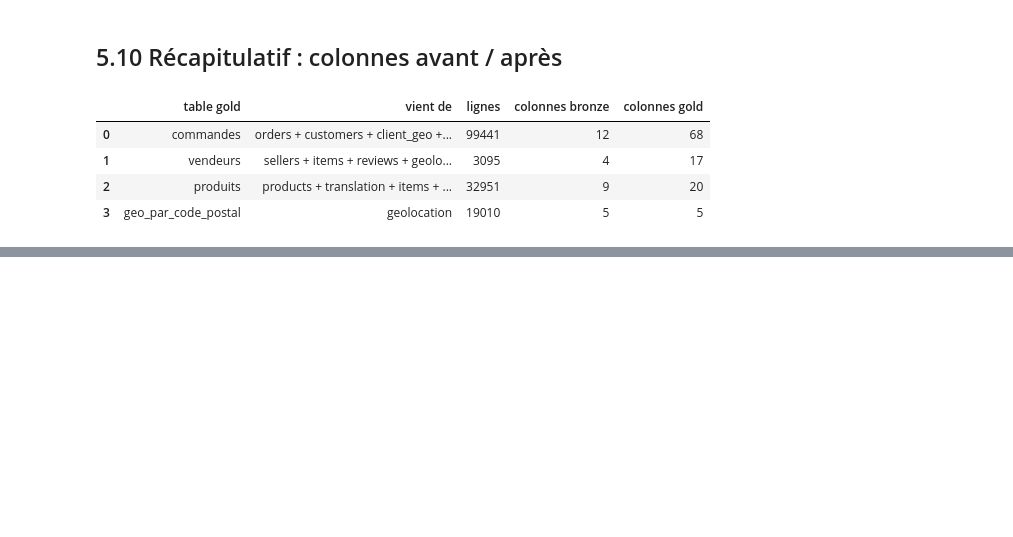
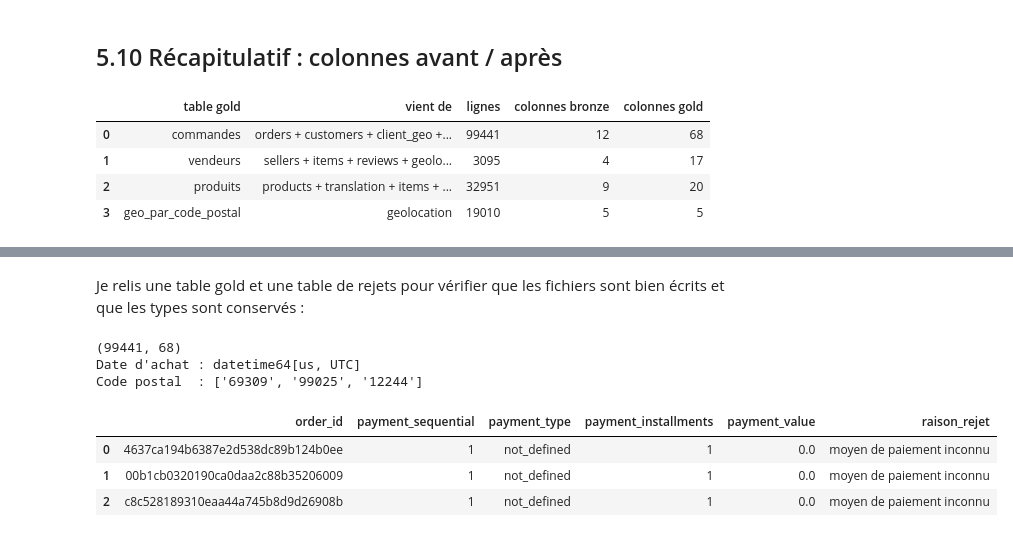
Before and after one commit to RaphaelDM/DataCoreStreaming, a Jupyter notebook: notebooks/01_exploration.ipynb, the cells around one changed output, grey strips where cells are left out. Drawn from its saved outputs; the diff is of its cells as text; code cells hidden in the pictures; blank space fills up the shorter version.

```diff
--- a/notebooks/01_exploration.ipynb
+++ b/notebooks/01_exploration.ipynb
@@ -759,0 +807,17 @@ pd.DataFrame([
+# %% [markdown]
+Je relis une table gold et une table de rejets pour vérifier que les fichiers sont bien écrits et que les types sont conservés :
+# %%
+commandes_gold = pd.read_parquet(pipeline.GOLD / "commandes.parquet")
+print(commandes_gold.shape)
+print("Date d'achat :", commandes_gold.order_purchase_timestamp.dtype)
+print("Code postal  :", commandes_gold.customer_zip_code_prefix.iloc[:3].tolist())
+
+pd.read_parquet(pipeline.SILVER / "rejets" / "rejets_paiements.parquet")
+# %% [output]
+(99441, 68)
+Date d'achat : datetime64[us, UTC]
+Code postal  : ['69309', '99025', '12244']
+|  | order_id | payment_sequential | payment_type | payment_installments | payment_value | raison_rejet |
+| 0 | 4637ca194b6387e2d538dc89b124b0ee | 1 | not_defined | 1 | 0.0 | moyen de paiement inconnu |
+| 1 | 00b1cb0320190ca0daa2c88b35206009 | 1 | not_defined | 1 | 0.0 | moyen de paiement inconnu |
+| 2 | c8c528189310eaa44a745b8d9d26908b | 1 | not_defined | 1 | 0.0 | moyen de paiement inconnu |
```
Also changed, not shown: parts of 3 cells of this notebook.
